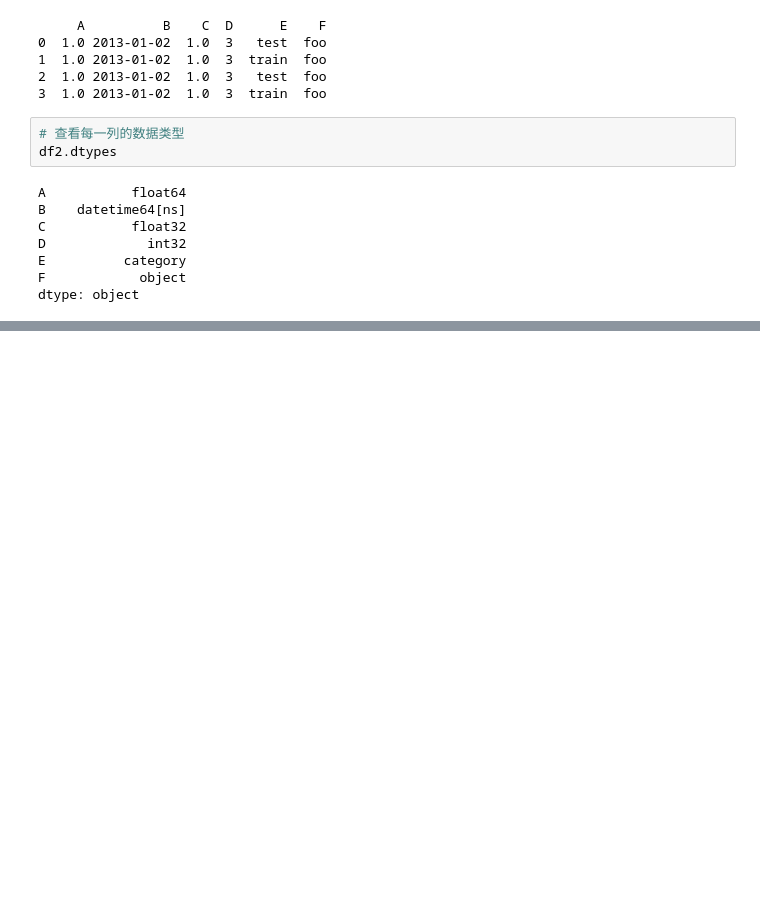
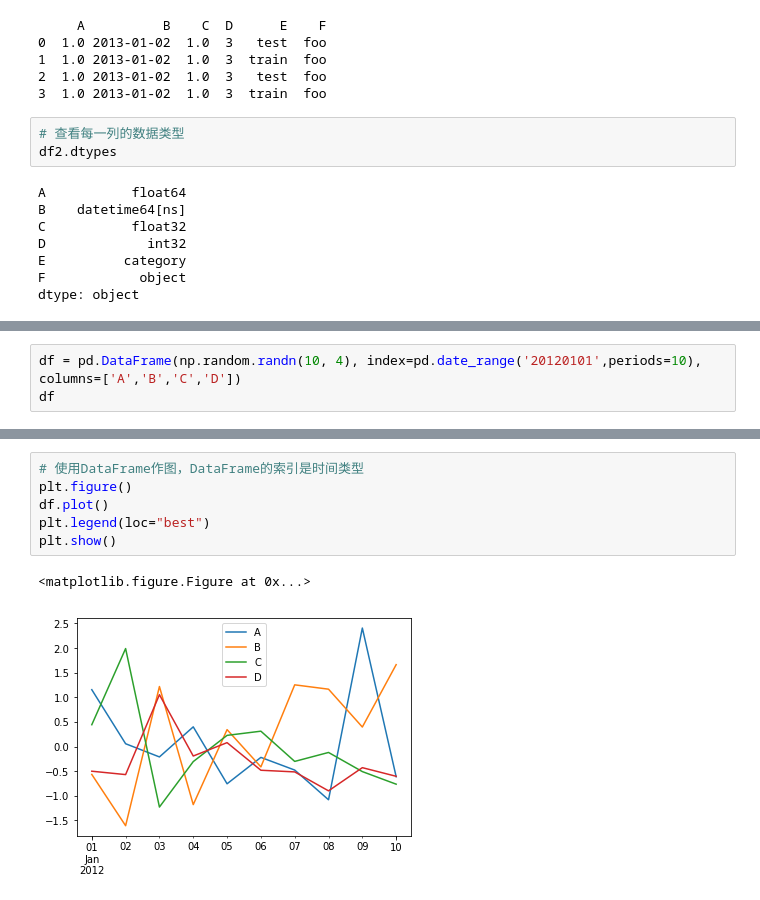
Before and after one commit to nickliqian/keep_learning, a Jupyter notebook: KnowledgeMapping/MatplotlibExp/1-code/tenMinutesToPandas.ipynb, the cells around one changed output, grey strips where cells are left out. Saved outputs shown, nothing was run; the diff lists cells and outputs as text; blank space fills up the shorter version.

```diff
--- a/KnowledgeMapping/MatplotlibExp/1-code/tenMinutesToPandas.ipynb
+++ b/KnowledgeMapping/MatplotlibExp/1-code/tenMinutesToPandas.ipynb
@@ -200,0 +1320,3 @@ df.sort_values(by=['B'])
+# %%
+df = pd.DataFrame(np.random.randn(10, 4), index=pd.date_range('20120101',periods=10), columns=['A','B','C','D'])
+df
@@ -200,0 +1335,9 @@ df.sort_values(by=['B'])
+# %%
+# 使用DataFrame作图，DataFrame的索引是时间类型
+plt.figure()
+df.plot()
+plt.legend(loc="best")
+plt.show()
+# %% [output]
+<matplotlib.figure.Figure at 0x...>
+[figure, added]
```
Also changed, not shown: parts of 137 cells of this notebook, 3 other files.
